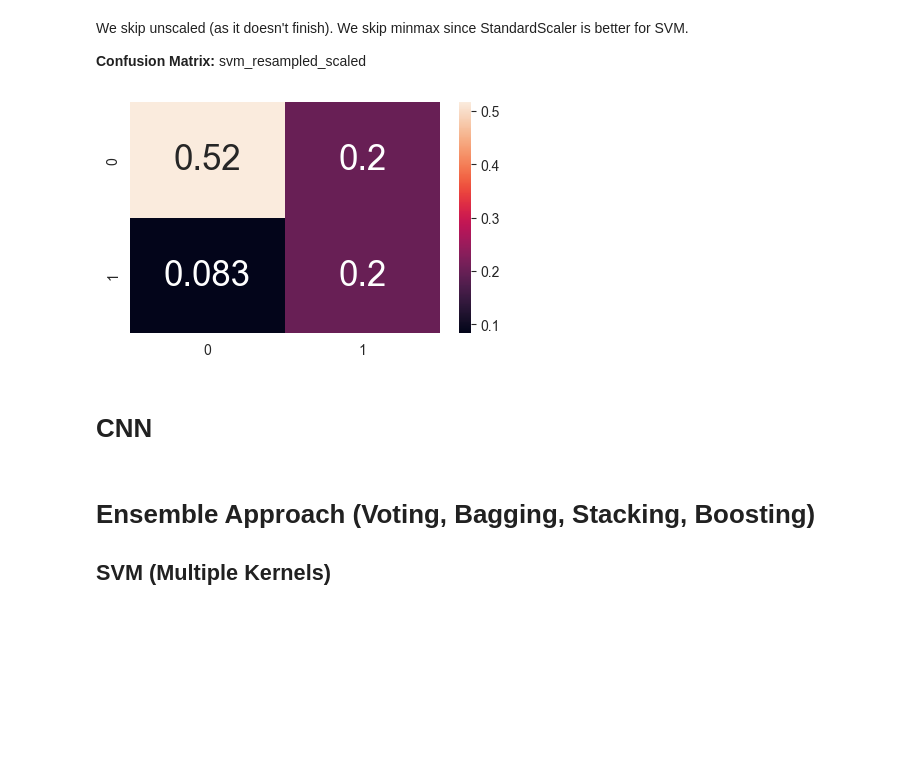
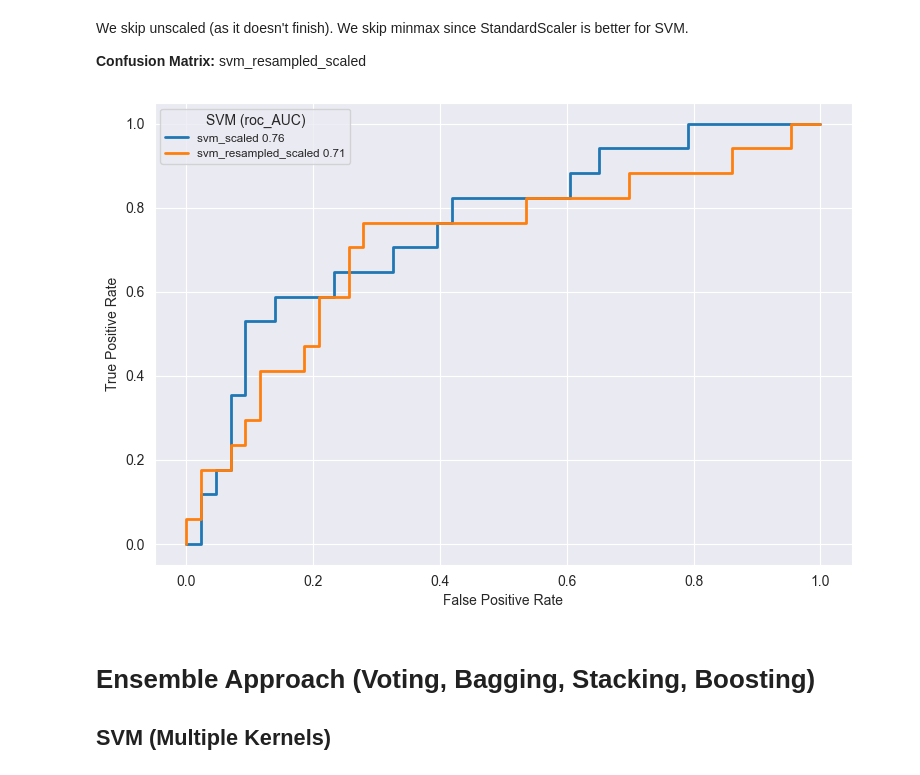
Before and after one commit to steventhestudent/CS4662_Project, a Jupyter notebook: Data Exploration.ipynb, the cells around one changed output. Saved outputs shown, nothing was run; the diff lists cells and outputs as text; code cells hidden in the pictures; blank space fills up the shorter version.

```diff
--- a/Data Exploration.ipynb
+++ b/Data Exploration.ipynb
@@ -845,8 +845,8 @@ for i, model_name in enumerate(new_models):
     history = model.history
     auc_key = [key for key in history.history.keys() if key.startswith('auc_')]
     if len(auc_key):
-        axes[i].plot(history.history[auc_key[0]], "#CD5C5C", label='Training auc')
-        axes[i].plot(history.history['val_'+auc_key[0]], "#FF0000", label='Validation auc')
+        axes[i].plot(history.history[auc_key[0]], "#CD5C5C", label='Training AUC')
+        axes[i].plot(history.history['val_'+auc_key[0]], "#FF0000", label='Validation AUC')
     else:
         axes[i].plot(history.history['accuracy'], "#CD5C5C", label='Training accuracy')
         axes[i].plot(history.history['val_accuracy'], "#FF0000", label='Validation accuracy')
@@ -867,3 +867,13 @@ ann_resampled - 0.0
 ann_resampled_scaled - 0.0
 ann_minmax - 0.5672288417816163
 ann_resampled_minmax - 0.0
+# %%
+plt.figure(figsize=(9, 6))
+for i, m in enumerate(sorted(new_models.items(), key=lambda item: item[1].roc_AUC if item[1].roc_AUC else 0, reverse=True)):
+    model_name, model = m
+    if new_models[model_name].roc_AUC is None: continue
+    plt.plot(new_models[model_name].roc_fpr, new_models[model_name].roc_tpr, color=distinct_colors[i], lw=2, label=f"{model_name} {new_models[model_name].roc_AUC:.2f}")
+plt.xlabel("False Positive Rate")
+plt.ylabel("True Positive Rate")
+plt.legend(loc='best', fontsize='small', title='ANN — Deep Learning (roc_AUC)')
+plt.show()
@@ -923,12 +940,15 @@ We skip unscaled (as it doesn't finish). We skip minmax since StandardScaler is
 # %%
-plt.subplots(figsize=(5,3))
-cf_matrix = metrics.confusion_matrix(y_test, models["svm_resampled_scaled"].predictions)
-sns.heatmap(cf_matrix/np.sum(cf_matrix), annot=True, annot_kws={'size':25})
+plt.figure(figsize=(9, 6))
+for i, m in enumerate(sorted(new_models.items(), key=lambda item: item[1].roc_AUC if item[1].roc_AUC else 0, reverse=True)):
+    model_name, model = m
+    if new_models[model_name].roc_AUC is None: continue
+    plt.plot(new_models[model_name].roc_fpr, new_models[model_name].roc_tpr, color=distinct_colors[i], lw=2, label=f"{model_name} {new_models[model_name].roc_AUC:.2f}")
+plt.xlabel("False Positive Rate")
+plt.ylabel("True Positive Rate")
+plt.legend(loc='best', fontsize='small', title='SVM (roc_AUC)')
 plt.show()
 # %% [output]
-[figure, old version]
+[figure, new version]
-# %% [markdown]
-# CNN
 # %% [markdown]
 # Ensemble Approach (Voting, Bagging, Stacking, Boosting)
 
```
Also changed, not shown: parts of 2 cells of this notebook.
